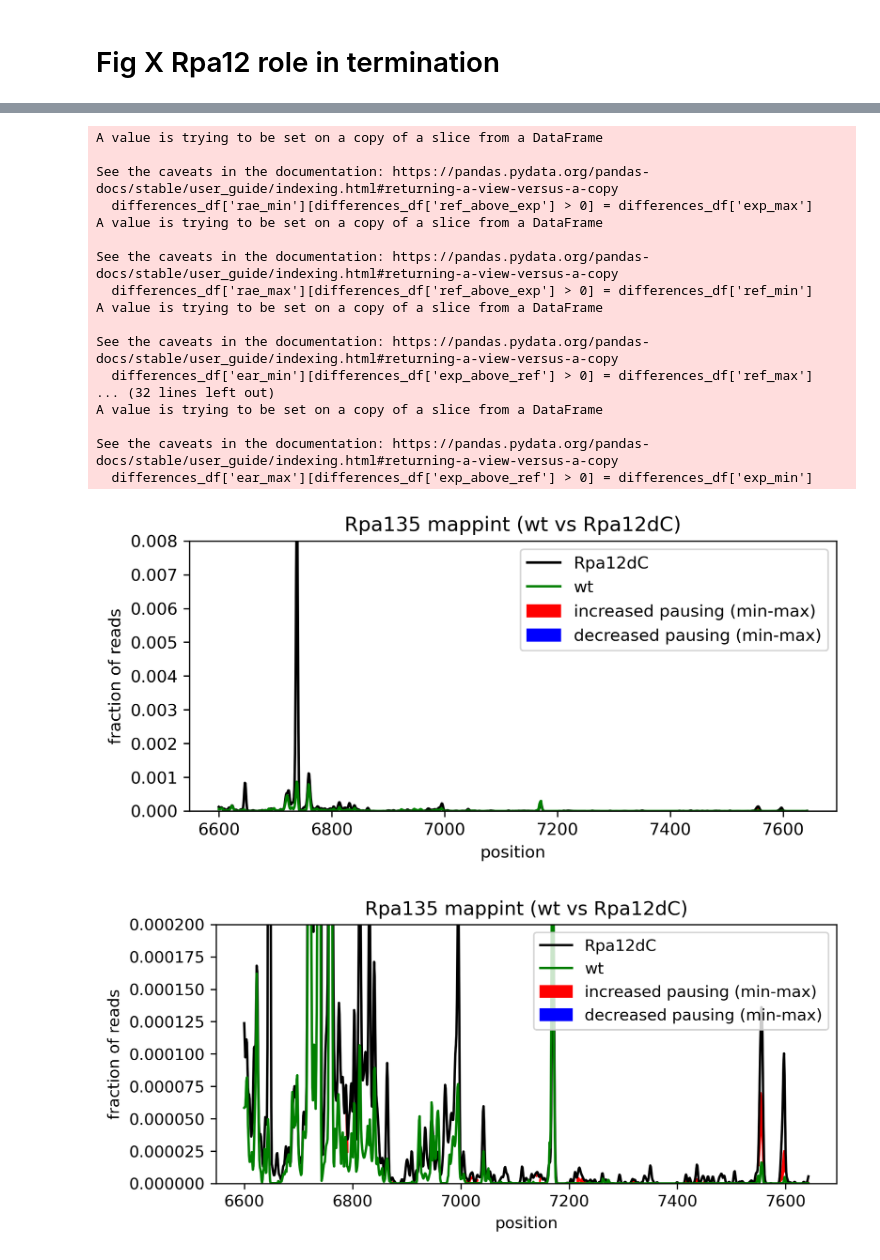
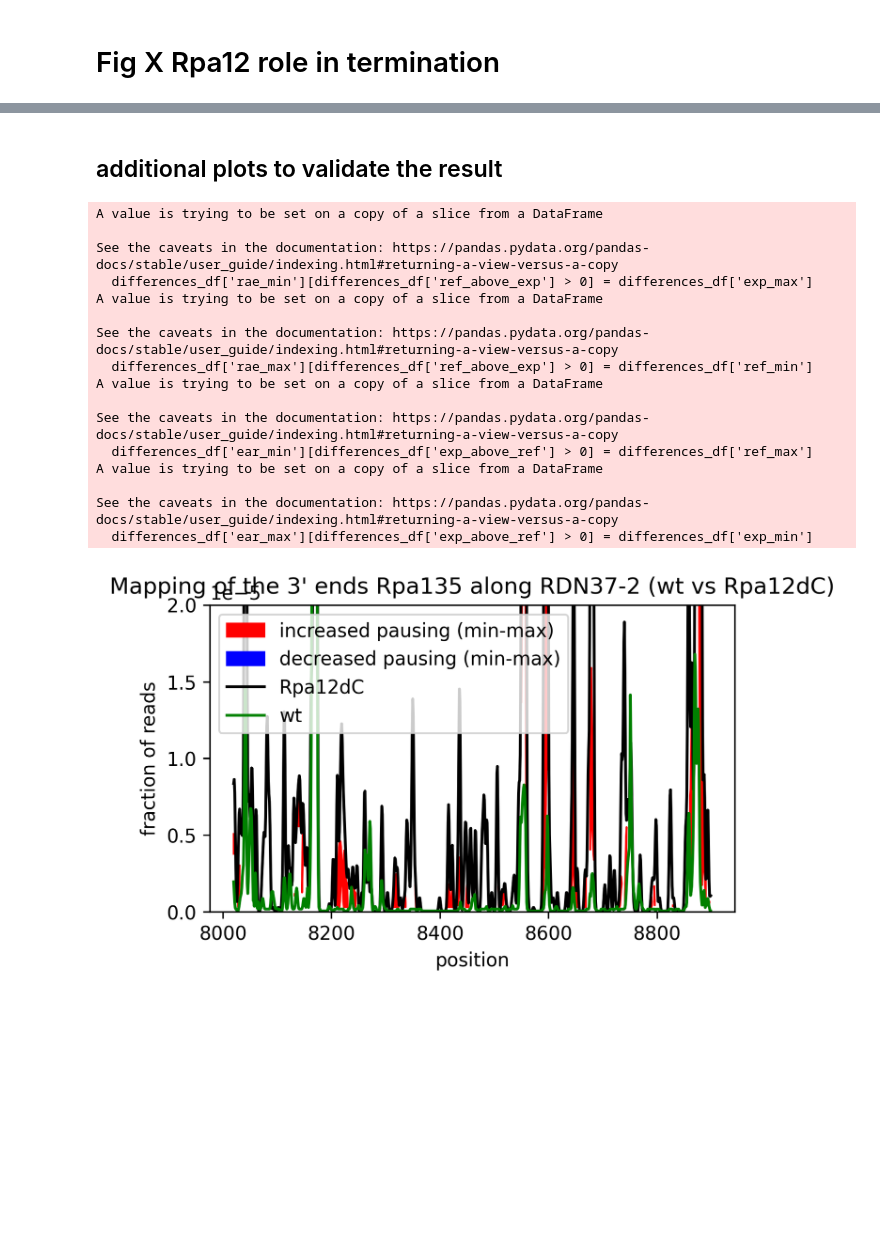
Before and after one commit to tturowski/Pol1_termination_MS, a Jupyter notebook: 05_notebooks/Fig_X_Rpa12_role_in_termination.ipynb, the cells around one changed output, grey strips where cells are left out. Saved outputs shown, nothing was run; the diff lists cells and outputs as text; code cells hidden in the pictures; blank space fills up the shorter version.

```diff
--- a/05_notebooks/Fig_X_Rpa12_role_in_termination.ipynb
+++ b/05_notebooks/Fig_X_Rpa12_role_in_termination.ipynb
@@ -43,7 +43,7 @@ cleavage_sites = {"5' end" : (300),
 # print(gtf.strand("RDN37-1"), gtf.chromosome("RDN37-1"), gtf.chromosomeCoordinates("RDN37-1"))
 # print(gtf.strand("RDN37-2"), gtf.chromosome("RDN37-2"), gtf.chromosomeCoordinates("RDN37-2"))
 
-flank = 1000
+flank = 2000
 
 seq1_flank = tt.methods.reverse_complement(sequences.loc['chrXII'][0][451785-flank:457732+flank])
 seq2_flank = tt.methods.reverse_complement(sequences.loc['chrXII'][0][460922-flank:466869+flank])
@@ -67,7 +67,7 @@ df01_RDN37_3end = df01a_RDN371_datasets_3end.drop('nucleotide',axis='columns') +
 # %%
 df11_Rpa135_wt_3end = tt.profiles.preprocess(df01b_RDN372_datasets_3end,
                                      let_in=['Rpa135HTP'],
-                                     let_out=['Rpa12dC'],stats=True)
+                                     let_out=['Rpa12dC',"noUV"],stats=True)
 
 df12_Rpa135_rpa12d_3end = tt.profiles.preprocess(df01b_RDN372_datasets_3end,
                                      let_in=['Rpa135HTP','Rpa12dC'],stats=True)
@@ -101,35 +150,25 @@ tt.plotting.plot_to_compare(ref=df11_Rpa135_wt_3end, df=df12_Rpa135_rpa12d_3end,
+# %% [markdown]
+## additional plots to validate the result
 # %%
-tt.plotting.plot_diff(ref=df11_Rpa135_wt_3end, dataset=df12_Rpa135_rpa12d_3end,figsize=(7,3),label1="wt",label2="Rpa12dC",
-                           title="Rpa135 mappint (wt vs Rpa12dC)",plot_ranges=False,
-                           dpi=300,offset=300, ylim=(0,0.008),ranges='mm',
-                           start=start, stop=stop, fname='Fig_xC.png')
-
-tt.plotting.plot_diff(ref=df11_Rpa135_wt_3end, dataset=df12_Rpa135_rpa12d_3end,figsize=(7,3),label1="wt",label2="Rpa12dC",
-                           title="Rpa135 mappint (wt vs Rpa12dC)",plot_ranges=False,
-                           dpi=300,offset=300, ylim=(0,0.0002),ranges='mm',
-                           start=start, stop=stop, fname='Fig_xD.png')
-
 tt.plotting.plot_diff(ref=df11_Rpa135_wt_3end, dataset=df12_Rpa135_rpa12d_3end,figsize=(5,3),label1="wt",label2="Rpa12dC",
-                           title="Rpa135 mappint (wt vs Rpa12dC)",plot_ranges=False,
+                           title="Mapping of the 3' ends Rpa135 along RDN37-2 (wt vs Rpa12dC)",plot_ranges=False,
                            dpi=300,offset=300, ylim=(0,0.00002),ranges='mm',
-                           start=300+7020, stop=stop, fname='Fig_xD.png')
+                           start=1300+7020, stop=stop, fname='Fig_xB.png')
 # %% [output]
 A value is trying to be set on a copy of a slice from a DataFrame
 
 See the caveats in the documentation: https://pandas.pydata.org/pandas-docs/stable/user_guide/indexing.html#returning-a-view-versus-a-copy
   differences_df['rae_min'][differences_df['ref_above_exp'] > 0] = differences_df['exp_max']
 A value is trying to be set on a copy of a slice from a DataFrame
 
 See the caveats in the documentation: https://pandas.pydata.org/pandas-docs/stable/user_guide/indexing.html#returning-a-view-versus-a-copy
   differences_df['rae_max'][differences_df['ref_above_exp'] > 0] = differences_df['ref_min']
 A value is trying to be set on a copy of a slice from a DataFrame
 
 See the caveats in the documentation: https://pandas.pydata.org/pandas-docs/stable/user_guide/indexing.html#returning-a-view-versus-a-copy
   differences_df['ear_min'][differences_df['exp_above_ref'] > 0] = differences_df['ref_max']
-... (32 lines left out)
 A value is trying to be set on a copy of a slice from a DataFrame
 
 See the caveats in the documentation: https://pandas.pydata.org/pandas-docs/stable/user_guide/indexing.html#returning-a-view-versus-a-copy
   differences_df['ear_max'][differences_df['exp_above_ref'] > 0] = differences_df['exp_min']
-[figure, old version]
+[figure, new version]
-[figure, removed]
```
Also changed, not shown: parts of 9 cells of this notebook, 16 other files.
